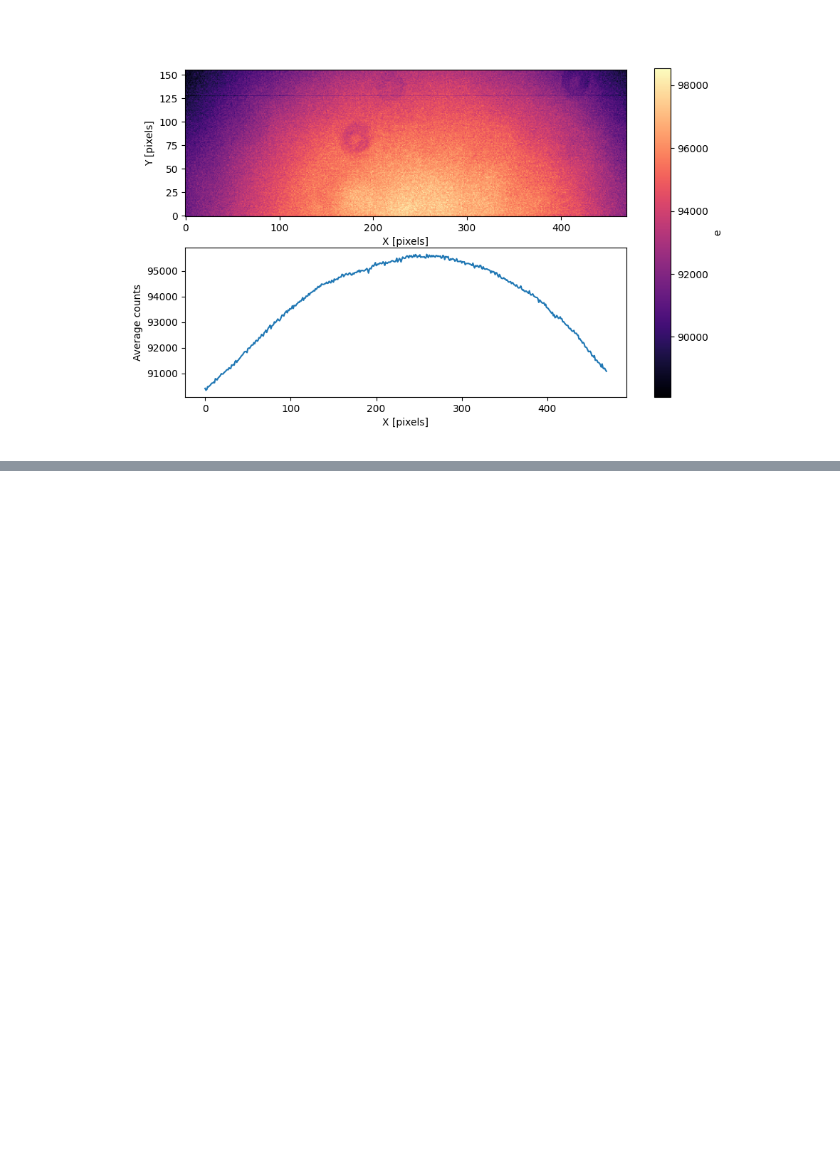
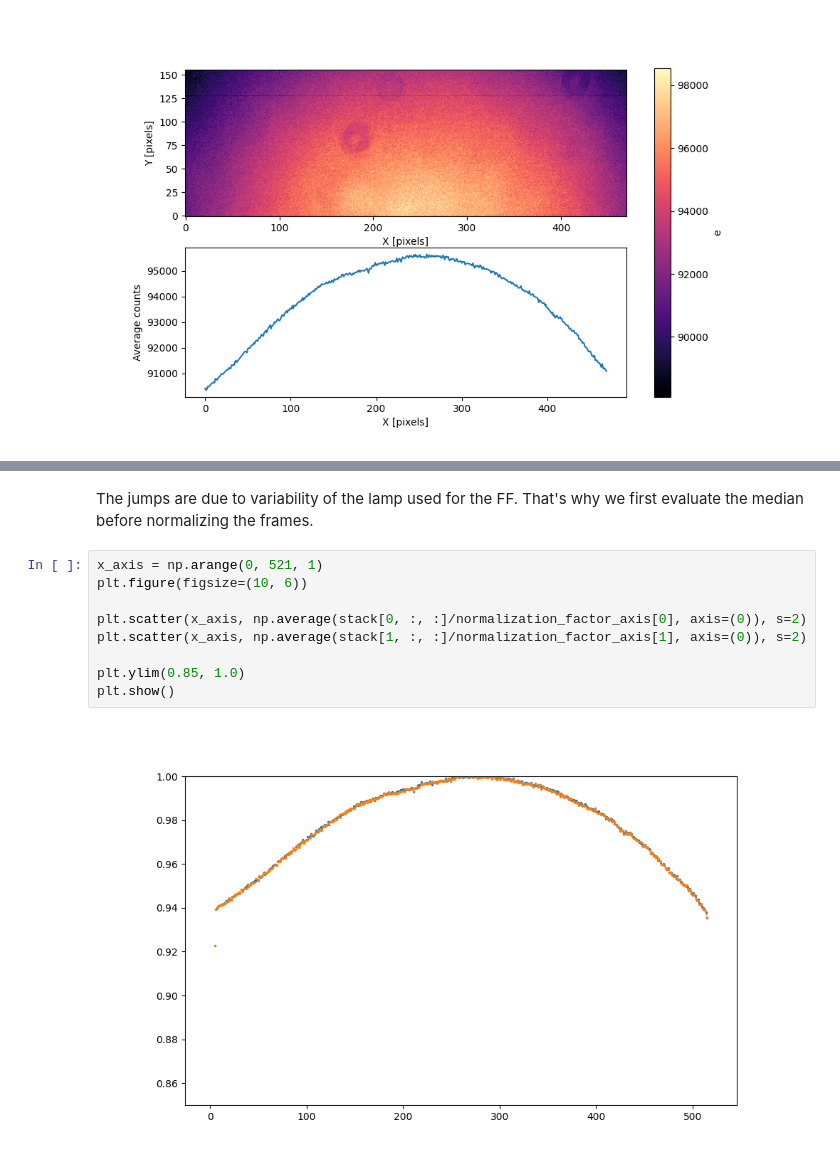
Before and after one commit to AstroMichele/AstroLab2-2024, a Jupyter notebook: flat.ipynb, the cells around one changed output, grey strips where cells are left out. Cells and saved outputs as stored; diff of their text form; blank space fills up the shorter version.

```diff
--- a/flat.ipynb
+++ b/flat.ipynb
@@ -81,0 +184,13 @@ plt.show()
+# %% [markdown]
+The jumps are due to variability of the lamp used for the FF. That's why we first evaluate the median before normalizing the frames.
+# %%
+x_axis = np.arange(0, 521, 1)
+plt.figure(figsize=(10, 6))
+
+plt.scatter(x_axis, np.average(stack[0, :, :]/normalization_factor_axis[0], axis=(0)), s=2)
+plt.scatter(x_axis, np.average(stack[1, :, :]/normalization_factor_axis[1], axis=(0)), s=2)
+
+plt.ylim(0.85, 1.0)
+plt.show()
+# %% [output]
+[figure, added]
```
Also changed, not shown: parts of 20 cells of this notebook.
